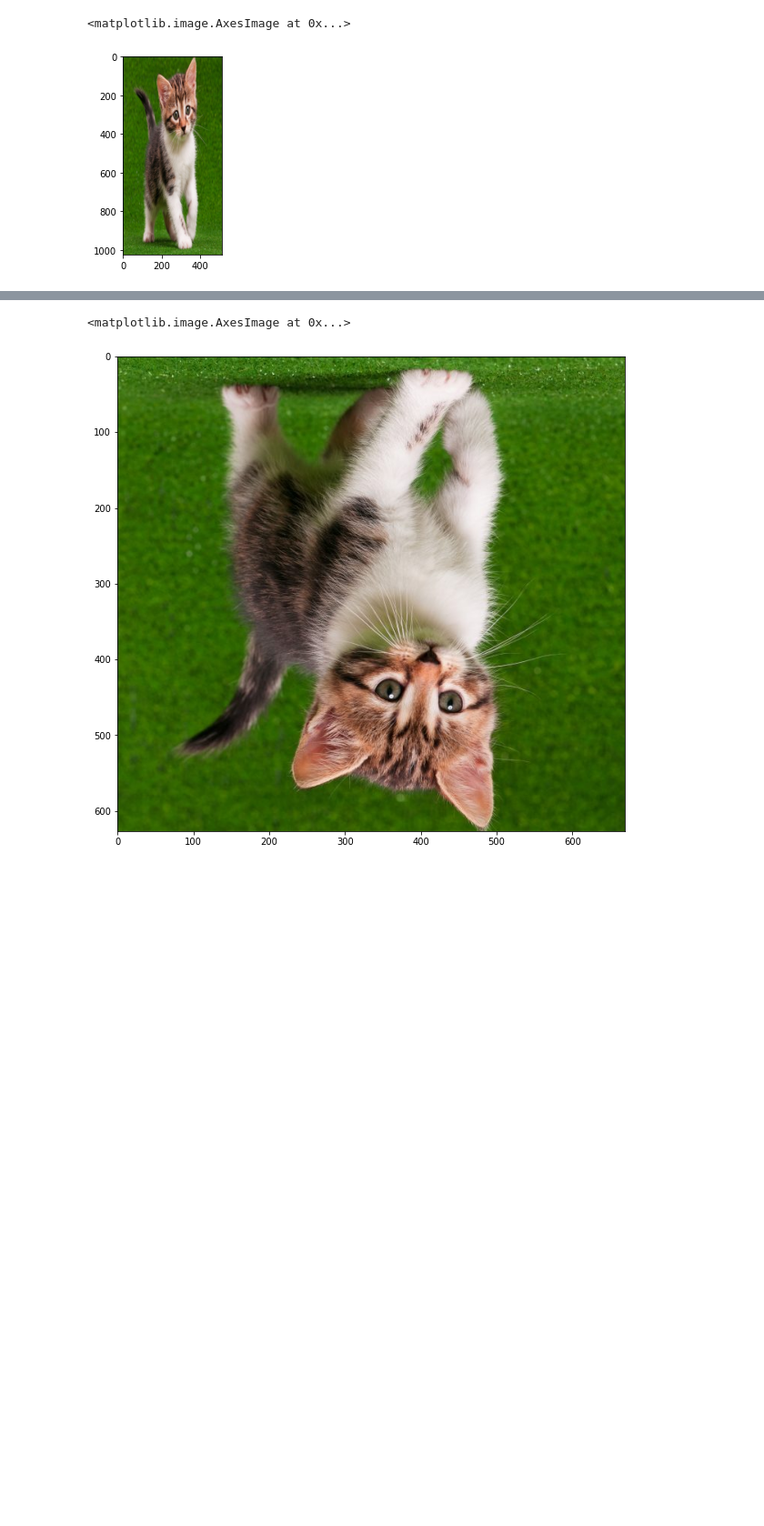
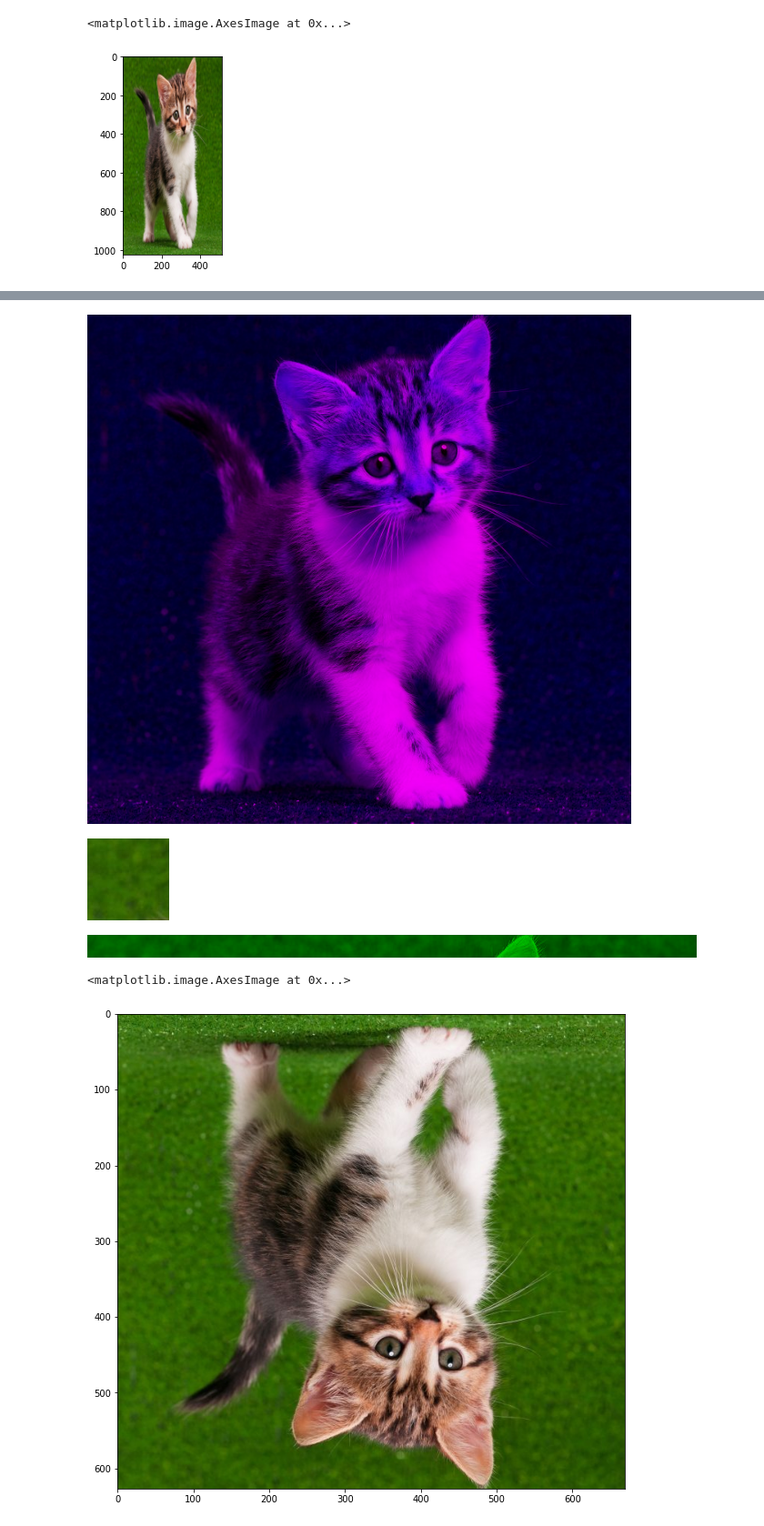
Before and after one commit to pazcalll/PCVK_Genap_2021, a Jupyter notebook: Week2.ipynb, the cells around one changed output, grey strips where cells are left out. Shown at 91% size. Drawn from its saved outputs; the diff is of its cells as text; code cells hidden in the pictures; blank space fills up the shorter version.

```diff
--- a/Week2.ipynb
+++ b/Week2.ipynb
@@ -50,3 +56,22 @@ plt.imshow(img4)
+# %%
+greenBlue= img3.copy()
+greenBlue[:,:,1]=0
+cv2_imshow(greenBlue)
+# %% [output]
+[figure, added]
+# %%
+cropimg = cv.cvtColor(img3.copy(), cv.COLOR_BGR2RGB)
+cropp = cropimg[10:100, 10:100]
+cv2_imshow(cropp)
+# %% [output]
+[figure, added]
+# %%
+cropp2 = cropimg[5:30, :]
+cropp2[:,:,0]=0
+cropp2[:,:,2]=0
+cv2_imshow(cropp2)
+# %% [output]
+[figure, added]
 # %%
 img5 = cv.flip(cv.cvtColor(img,cv.COLOR_BGR2RGB), 0)
 
```
Also changed, not shown: parts of 4 cells of this notebook.
